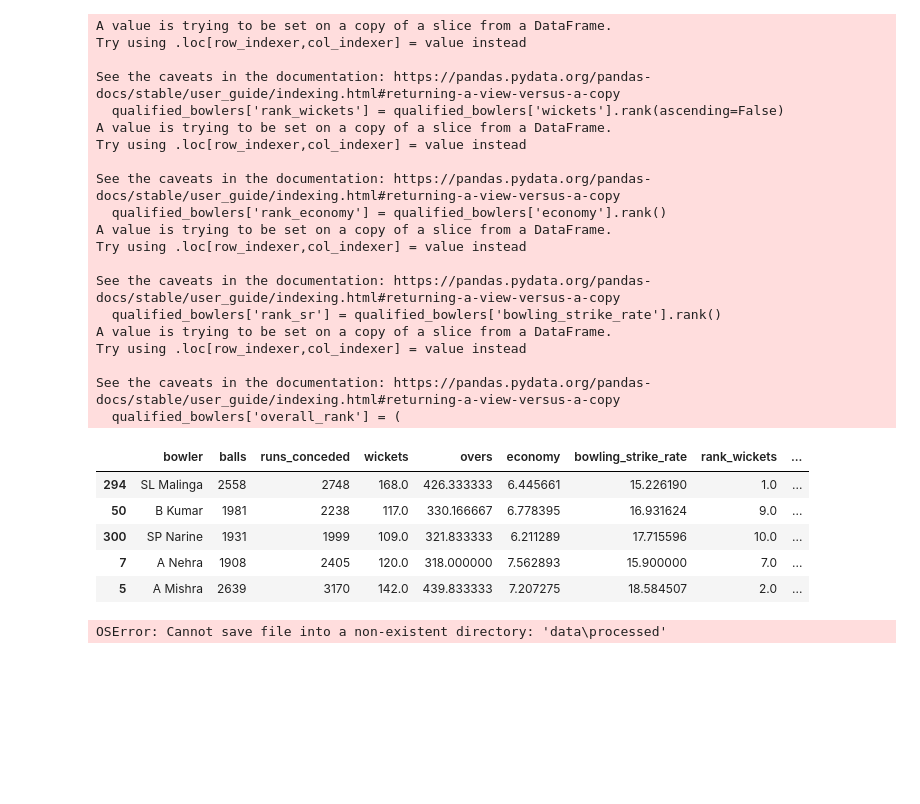
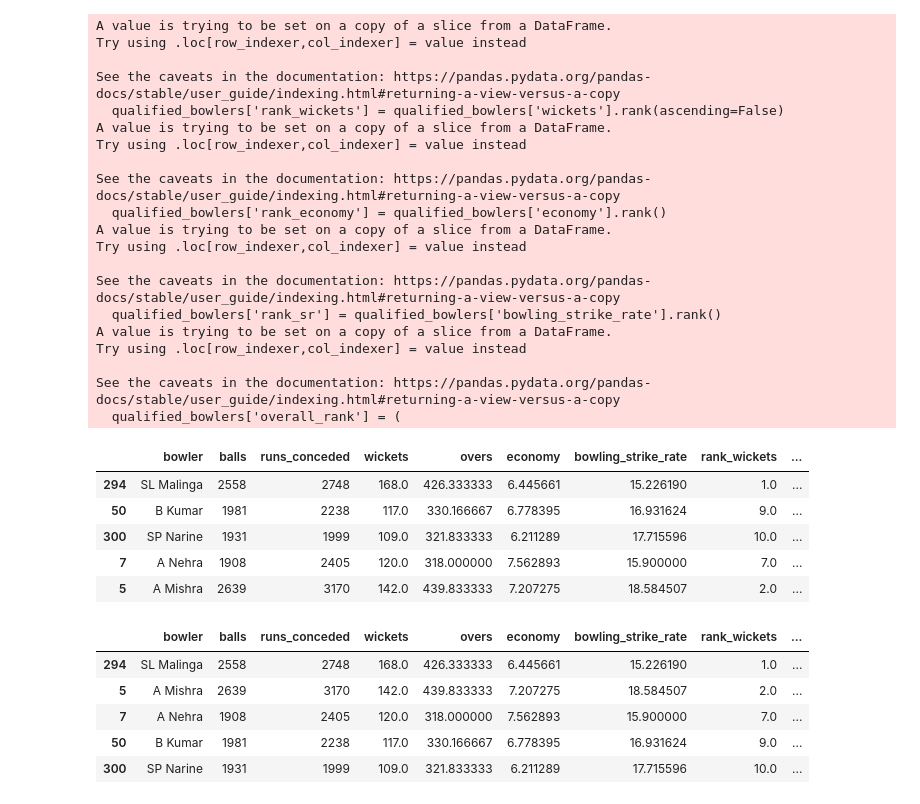
Before and after one commit to Madhavsaklani/sportsanalystproject-, a Jupyter notebook: notebook/01_data_cleaning.ipynb, the cells around one changed output. Saved outputs shown, nothing was run; the diff lists cells and outputs as text; code cells hidden in the pictures; blank space fills up the shorter version.

```diff
--- a/notebook/01_data_cleaning.ipynb
+++ b/notebook/01_data_cleaning.ipynb
@@ -331,10 +331,21 @@ top_bowlers
 | 300 | SP Narine | 1931 | 1999 | 109.0 | 321.833333 | 6.211289 | 17.715596 | 10.0 | ... |
 | 7 | A Nehra | 1908 | 2405 | 120.0 | 318.000000 | 7.562893 | 15.900000 | 7.0 | ... |
 | 5 | A Mishra | 2639 | 3170 | 142.0 | 439.833333 | 7.207275 | 18.584507 | 2.0 | ... |
-# %%
-top_bowlers.to_csv(
-    'data/processed/best_xi_bowlers.csv',
-    index=False
-)
-# %% [output]
-OSError: Cannot save file into a non-existent directory: 'data\processed'
+# %%
+elite_bowlers = top_bowlers[
+    (top_bowlers['wickets'] >= 100) &
+    (top_bowlers['economy'] <= 8.5) &
+    (top_bowlers['bowling_strike_rate'] <= 24)
+].sort_values(
+    by=['wickets', 'economy'],
+    ascending=[False, True]
+)
+# %%
+elite_bowlers.head()
+# %% [output]
+|  | bowler | balls | runs_conceded | wickets | overs | economy | bowling_strike_rate | rank_wickets | ... |
+| 294 | SL Malinga | 2558 | 2748 | 168.0 | 426.333333 | 6.445661 | 15.226190 | 1.0 | ... |
+| 5 | A Mishra | 2639 | 3170 | 142.0 | 439.833333 | 7.207275 | 18.584507 | 2.0 | ... |
+| 7 | A Nehra | 1908 | 2405 | 120.0 | 318.000000 | 7.562893 | 15.900000 | 7.0 | ... |
+| 50 | B Kumar | 1981 | 2238 | 117.0 | 330.166667 | 6.778395 | 16.931624 | 9.0 | ... |
+| 300 | SP Narine | 1931 | 1999 | 109.0 | 321.833333 | 6.211289 | 17.715596 | 10.0 | ... |
```
Also changed, not shown: parts of 4 cells of this notebook, 3 other files.
